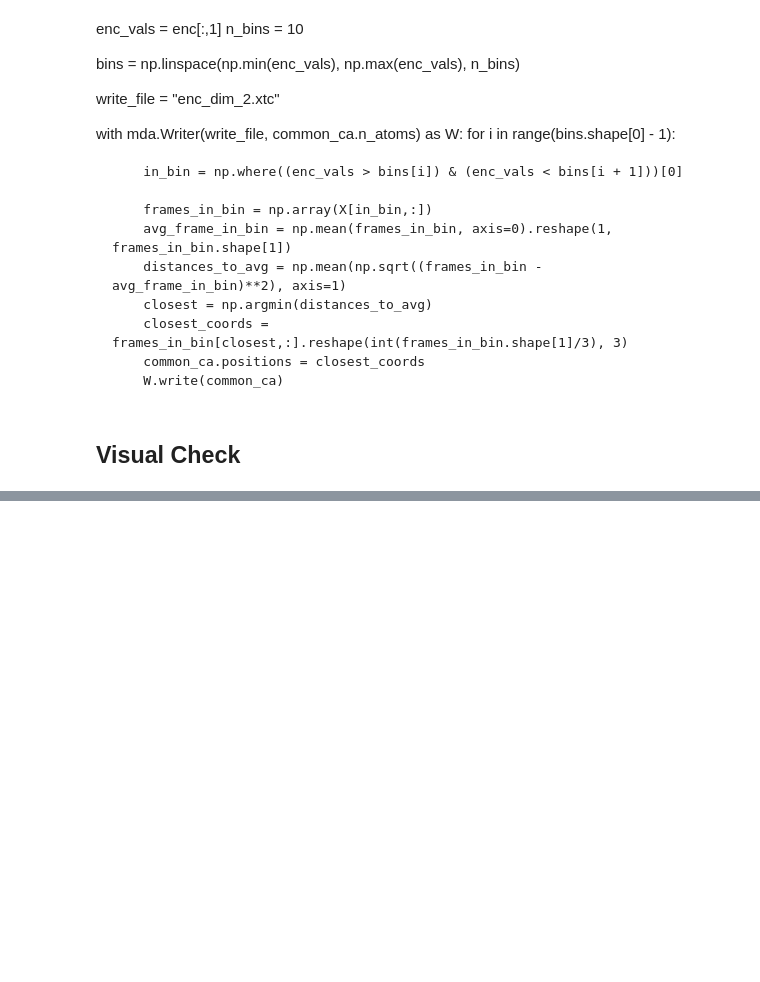
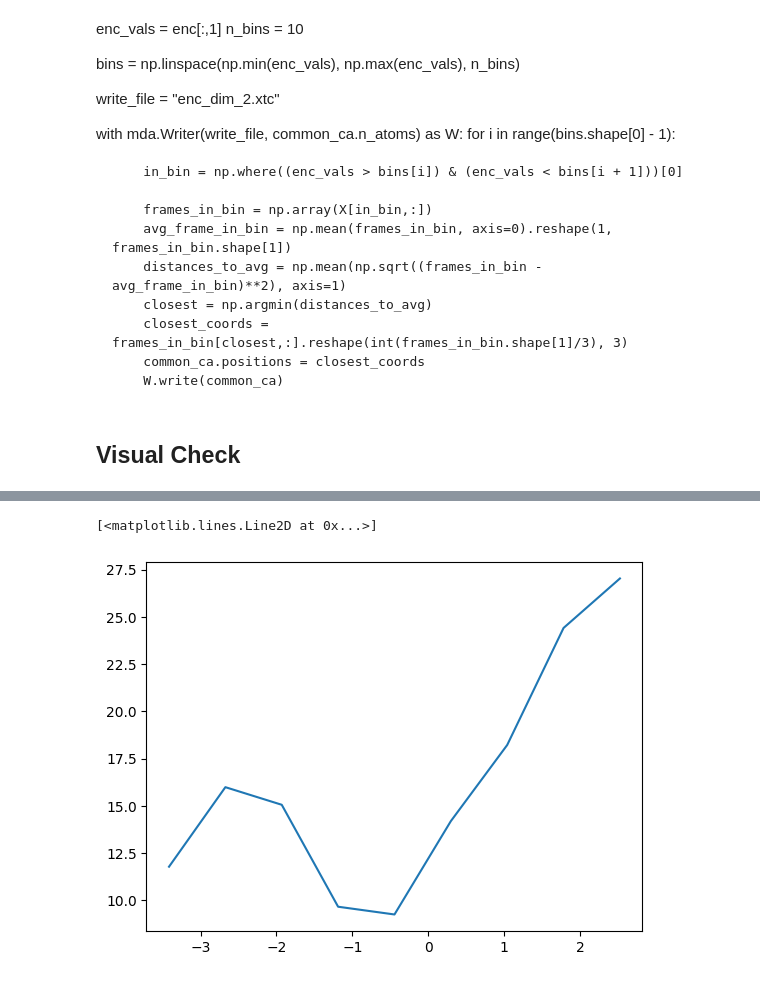
Before and after one commit to molecularmachinist/somethingwithflow, a Jupyter notebook: encoding.ipynb, the cells around one changed output, grey strips where cells are left out. Drawn from its saved outputs; the diff is of its cells as text; code cells hidden in the pictures; blank space fills up the shorter version.

```diff
--- a/encoding.ipynb
+++ b/encoding.ipynb
@@ -432,0 +446,23 @@ cas.write("./b2ar_large_tm36_reconstructed.gro")
+# %%
+# First component
+
+projection = encoded[:,1]
+z = [(np.abs(v), i) for v, i in enumerate(projection)]
+bins = np.linspace(np.amin(encoded[:,0]), np.amax(encoded[:,1]), 10)
+distances = []
+
+for i in range(bins.shape[0] - 1):
+    in_bin = encoded[(encoded[:,0] > bins[i]) & (encoded[:,0] < bins[i+1])]
+    closest = np.amin(np.abs(in_bin[:,1]))
+    closest_index = np.where(abs(encoded[:,1]) == closest)[0][0]
+
+    coords = test_X[closest_index].reshape(262, 3)
+    r1_pos = coords[r1_index, :]
+    r2_pos = coords[r2_index, :]
+    dist = np.sqrt(np.sum((r1_pos - r2_pos)**2))
+    distances.append(dist)
+# %%
+plt.plot(bins[:-1], distances)
+# %% [output]
+[<matplotlib.lines.Line2D at 0x...>]
+[figure, added]
```
Also changed, not shown: parts of 30 cells of this notebook, 2 other files.
